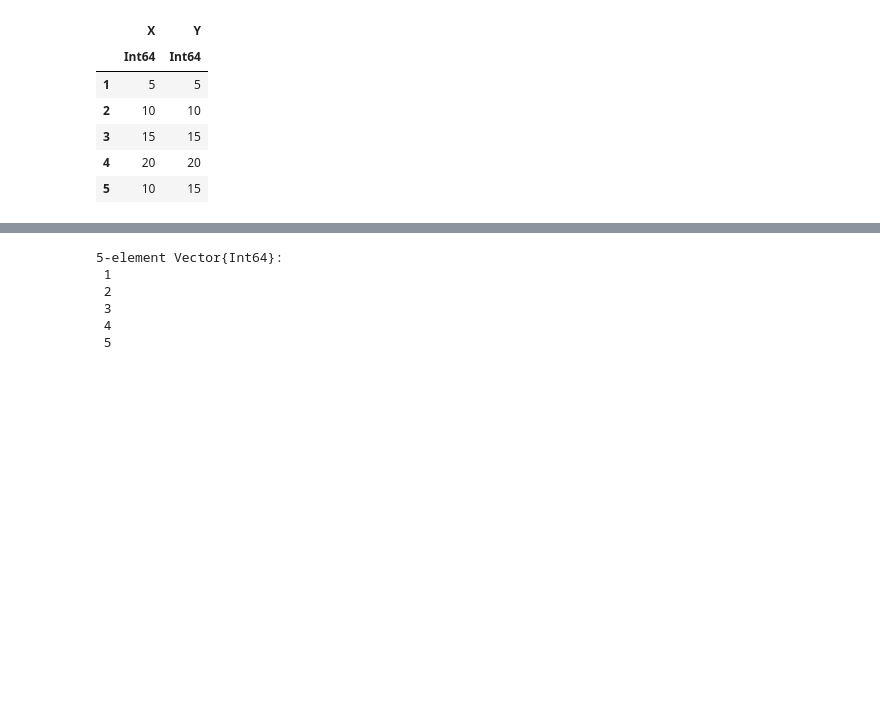
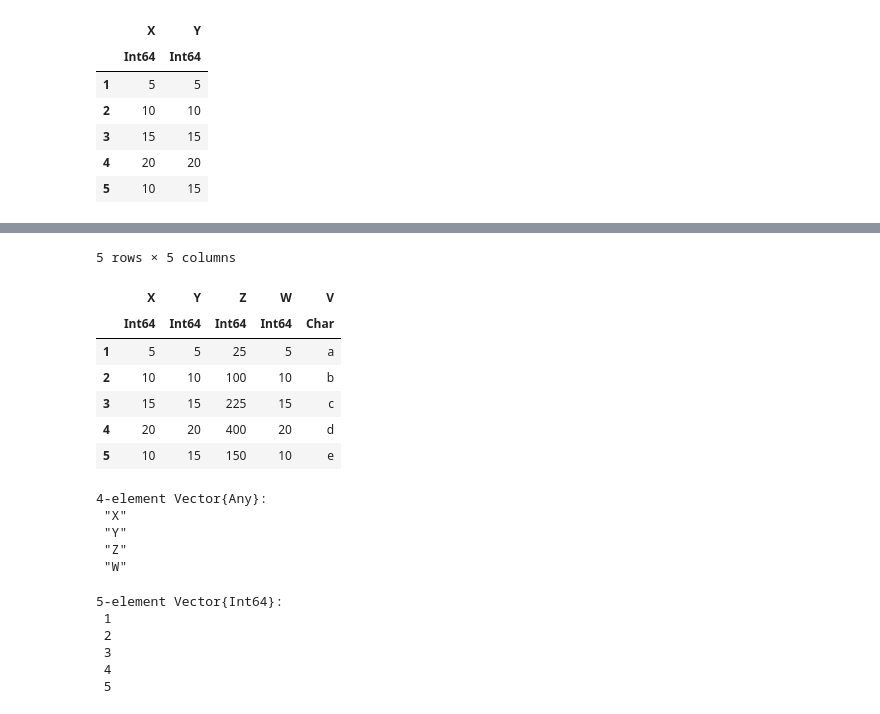
Before and after one commit to johntango/JuliaFall2022, a Jupyter notebook: DataFrames.ipynb, the cells around one changed output, grey strips where cells are left out. Drawn from its saved outputs; the diff is of its cells as text; code cells hidden in the pictures; blank space fills up the shorter version.

Commit message:
select

```diff
--- a/DataFrames.ipynb
+++ b/DataFrames.ipynb
@@ -131,0 +167,3 @@ names(df)
+# %%
+df.Z = df.X .* df.Y    # add a new column using element wise multiplication
+df
@@ -132 +179,37 @@ names(df)
+# %%
+# Key:
+df.W = df[!, :X]
+df.V = ['a', 'b', 'c', 'd', 'e']
+df
+# %% [output]
+5 rows × 5 columns
+|  | X | Y | Z | W | V |
+|  | Int64 | Int64 | Int64 | Int64 | Char |
+| 1 | 5 | 5 | 25 | 5 | a |
+| 2 | 10 | 10 | 100 | 10 | b |
+| 3 | 15 | 15 | 225 | 15 | c |
+| 4 | 20 | 20 | 400 | 20 | d |
+| 5 | 10 | 15 | 150 | 10 | e |
+# %%
+names(df)
+# test columns for type and select only Number columns
+
+function getNumericColumns(df)
+    numericColumns = []
+    for i in 1:size(df)[2]
+        if eltype(df[:, i]) <: Number
+            push!(numericColumns, names(df)[i])
+        end
+    end
+    return numericColumns
+end
+getNumericColumns(df)
+#select(df,[Symbol('X'), Symbol('Y'), Symbol('Z'), Symbol('W')])
+#select(df, getNumericColumns(df))
+# %% [output]
+4-element Vector{Any}:
+ "X"
+ "Y"
+ "Z"
+ "W"
 # %%
```
Also changed, not shown: parts of 18 cells of this notebook.
